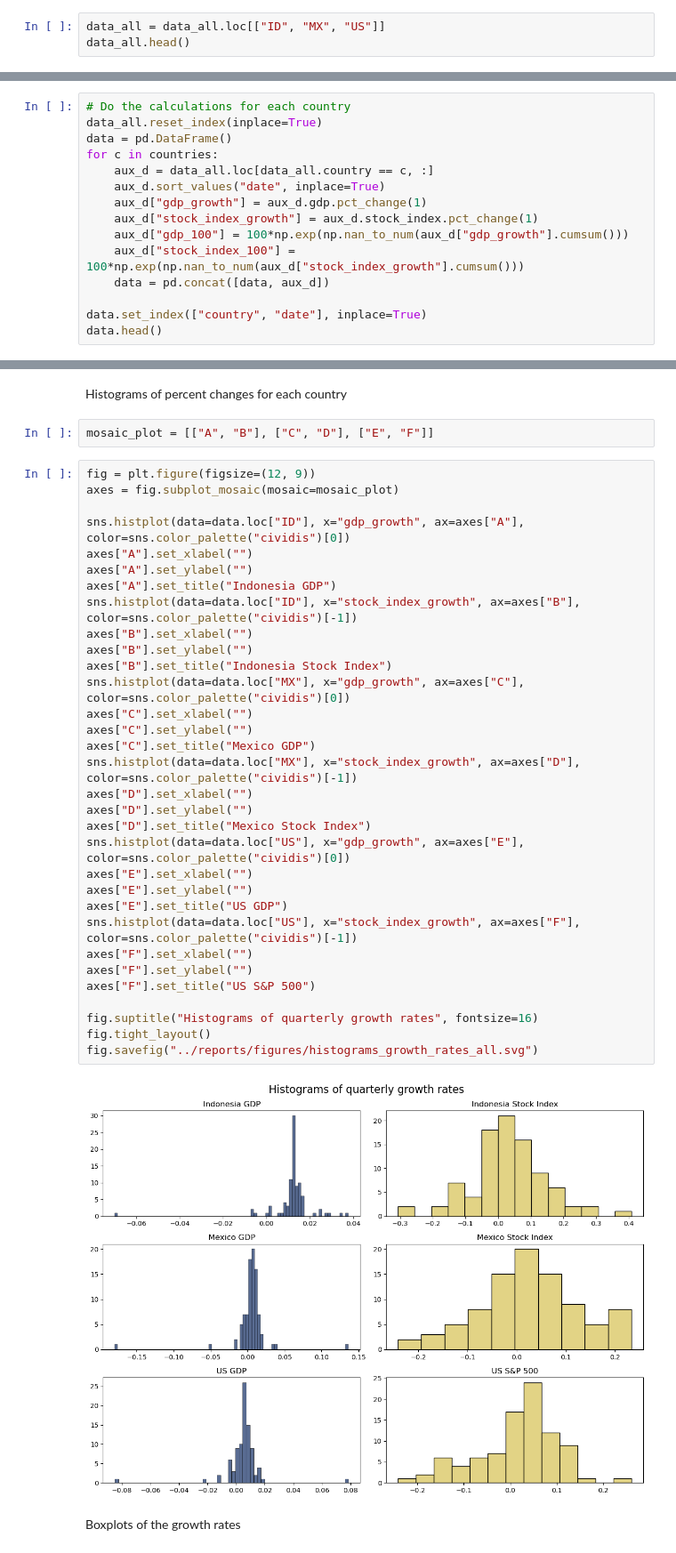
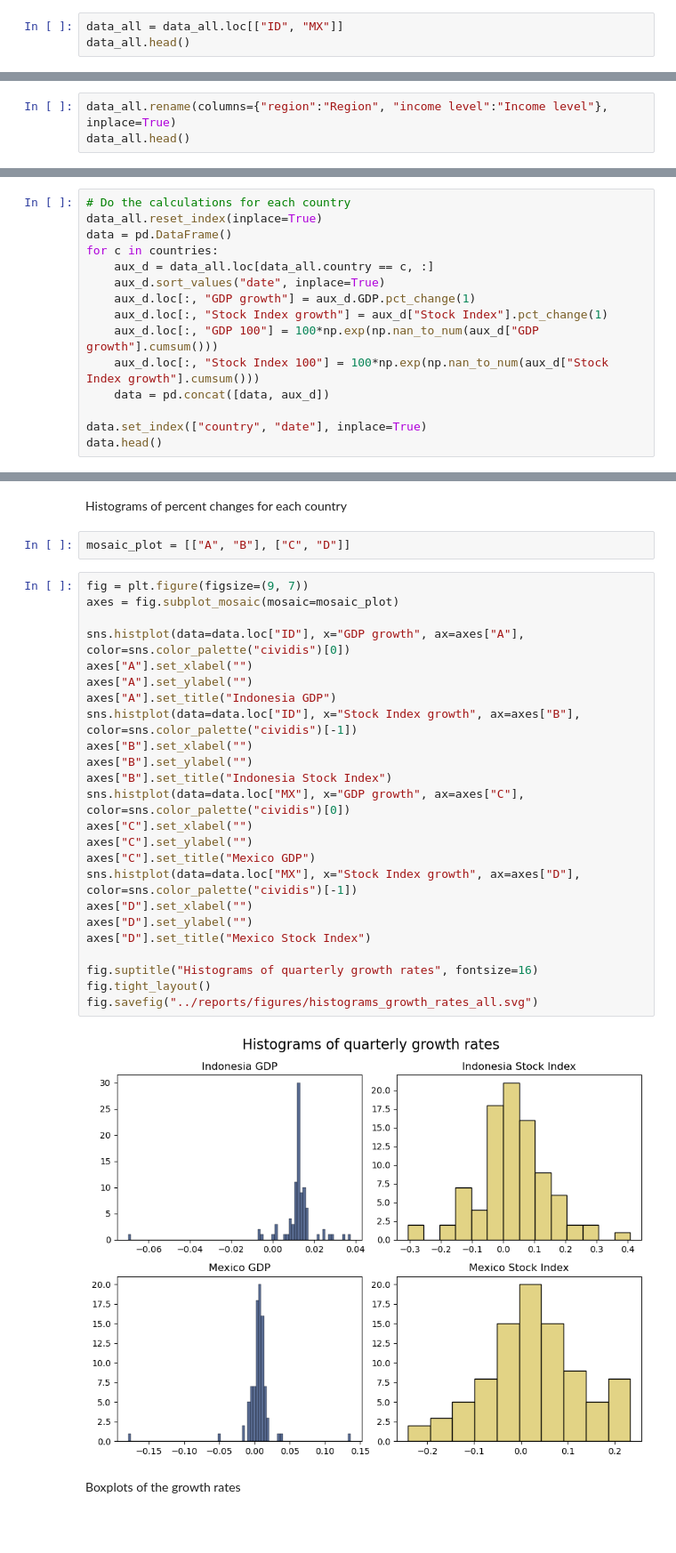
Before and after one commit to tillfurger/stock_vs_gdp, a Jupyter notebook: notebooks/data_analysis.ipynb, the cells around one changed output, grey strips where cells are left out. Shown: that part at 89% size. Cells and saved outputs as stored; diff of their text form; blank space fills up the shorter version.

```diff
--- a/notebooks/data_analysis.ipynb
+++ b/notebooks/data_analysis.ipynb
@@ -236,6 +238,6 @@ data_all.head()
 # %% [markdown]
 We will retain information only from three countries: Indonesia (lower-middle income), Mexico (upper-middle income) and the US (high income).
 # %%
-data_all = data_all.loc[["ID", "MX", "US"]]
+data_all = data_all.loc[["ID", "MX"]]
 data_all.head()
 # %% [output]
@@ -299,3 +298,6 @@ data_all.head()
 |  | 2000-07-01 | 1.031622e+09 | 503.855988 | Indonesia | East Asia & Pacific | Lower middle income |
 |  | 2000-10-01 | 1.061287e+09 | 432.239014 | Indonesia | East Asia & Pacific | Lower middle income |
 |  | 2001-01-01 | 1.053724e+09 | 410.204987 | Indonesia | East Asia & Pacific | Lower middle income |
+# %%
+data_all.rename(columns={"region":"Region", "income level":"Income level"}, inplace=True)
+data_all.head()
@@ -314,10 +324,10 @@ data = pd.DataFrame()
 for c in countries:
     aux_d = data_all.loc[data_all.country == c, :]
     aux_d.sort_values("date", inplace=True)
-    aux_d["gdp_growth"] = aux_d.gdp.pct_change(1)
-    aux_d["stock_index_growth"] = aux_d.stock_index.pct_change(1)
-    aux_d["gdp_100"] = 100*np.exp(np.nan_to_num(aux_d["gdp_growth"].cumsum()))
-    aux_d["stock_index_100"] = 100*np.exp(np.nan_to_num(aux_d["stock_index_growth"].cumsum()))
+    aux_d.loc[:, "GDP growth"] = aux_d.GDP.pct_change(1)
+    aux_d.loc[:, "Stock Index growth"] = aux_d["Stock Index"].pct_change(1)
+    aux_d.loc[:, "GDP 100"] = 100*np.exp(np.nan_to_num(aux_d["GDP growth"].cumsum()))
+    aux_d.loc[:, "Stock Index 100"] = 100*np.exp(np.nan_to_num(aux_d["Stock Index growth"].cumsum()))
     data = pd.concat([data, aux_d])
 
 data.set_index(["country", "date"], inplace=True)
@@ -406,40 +425,32 @@ plt.savefig("../reports/figures/growth_starting_at_100_all.svg")
 # %% [markdown]
 Histograms of percent changes for each country
 # %%
-mosaic_plot = [["A", "B"], ["C", "D"], ["E", "F"]]
+mosaic_plot = [["A", "B"], ["C", "D"]]
 # %%
-fig = plt.figure(figsize=(12, 9))
+fig = plt.figure(figsize=(9, 7))
 axes = fig.subplot_mosaic(mosaic=mosaic_plot)
 
-sns.histplot(data=data.loc["ID"], x="gdp_growth", ax=axes["A"], color=sns.color_palette("cividis")[0])
+sns.histplot(data=data.loc["ID"], x="GDP growth", ax=axes["A"], color=sns.color_palette("cividis")[0])
 axes["A"].set_xlabel("")
 axes["A"].set_ylabel("")
 axes["A"].set_title("Indonesia GDP")
-sns.histplot(data=data.loc["ID"], x="stock_index_growth", ax=axes["B"], color=sns.color_palette("cividis")[-1])
+sns.histplot(data=data.loc["ID"], x="Stock Index growth", ax=axes["B"], color=sns.color_palette("cividis")[-1])
 axes["B"].set_xlabel("")
 axes["B"].set_ylabel("")
 axes["B"].set_title("Indonesia Stock Index")
-sns.histplot(data=data.loc["MX"], x="gdp_growth", ax=axes["C"], color=sns.color_palette("cividis")[0])
+sns.histplot(data=data.loc["MX"], x="GDP growth", ax=axes["C"], color=sns.color_palette("cividis")[0])
 axes["C"].set_xlabel("")
 axes["C"].set_ylabel("")
 axes["C"].set_title("Mexico GDP")
-sns.histplot(data=data.loc["MX"], x="stock_index_growth", ax=axes["D"], color=sns.color_palette("cividis")[-1])
+sns.histplot(data=data.loc["MX"], x="Stock Index growth", ax=axes["D"], color=sns.color_palette("cividis")[-1])
 axes["D"].set_xlabel("")
 axes["D"].set_ylabel("")
 axes["D"].set_title("Mexico Stock Index")
-sns.histplot(data=data.loc["US"], x="gdp_growth", ax=axes["E"], color=sns.color_palette("cividis")[0])
-axes["E"].set_xlabel("")
-axes["E"].set_ylabel("")
-axes["E"].set_title("US GDP")
-sns.histplot(data=data.loc["US"], x="stock_index_growth", ax=axes["F"], color=sns.color_palette("cividis")[-1])
-axes["F"].set_xlabel("")
-axes["F"].set_ylabel("")
-axes["F"].set_title("US S&P 500")
 
 fig.suptitle("Histograms of quarterly growth rates", fontsize=16)
 fig.tight_layout()
 fig.savefig("../reports/figures/histograms_growth_rates_all.svg")
 # %% [output]
-[figure, old version]
+[figure, new version]
 # %% [markdown]
 Boxplots of the growth rates
```
Also changed, not shown: parts of 24 cells of this notebook, 9 other files.
